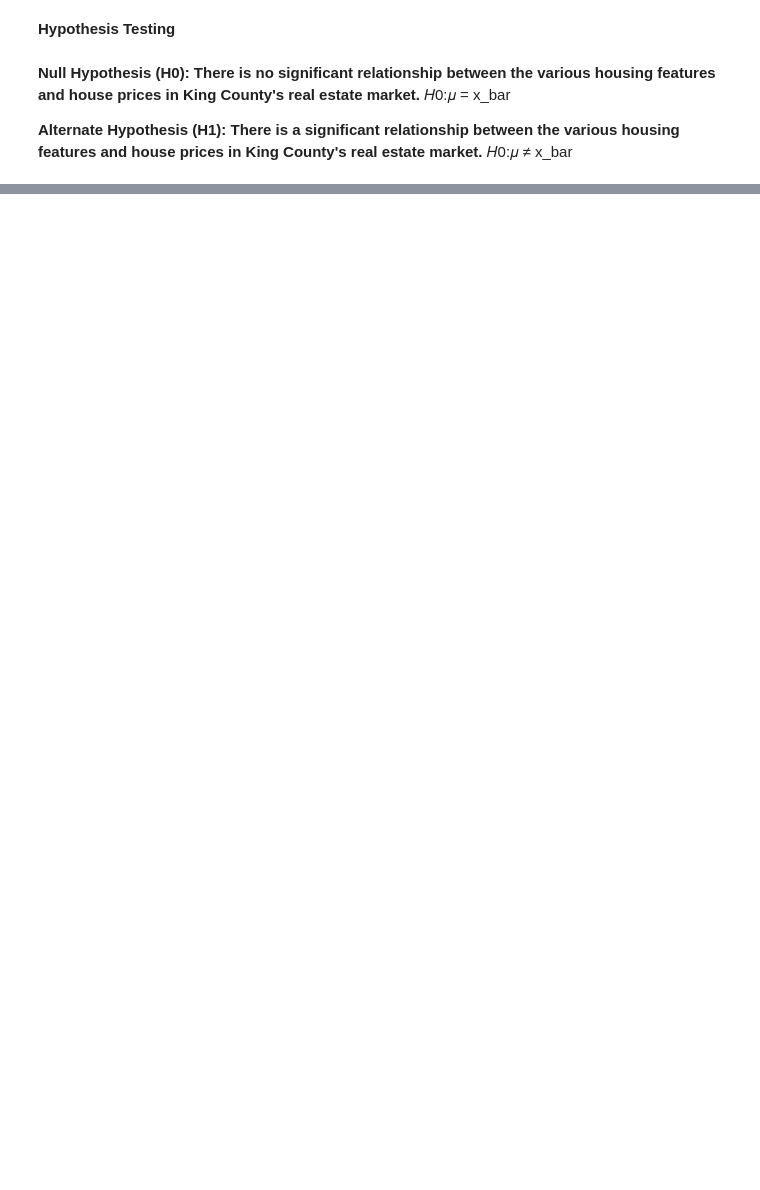
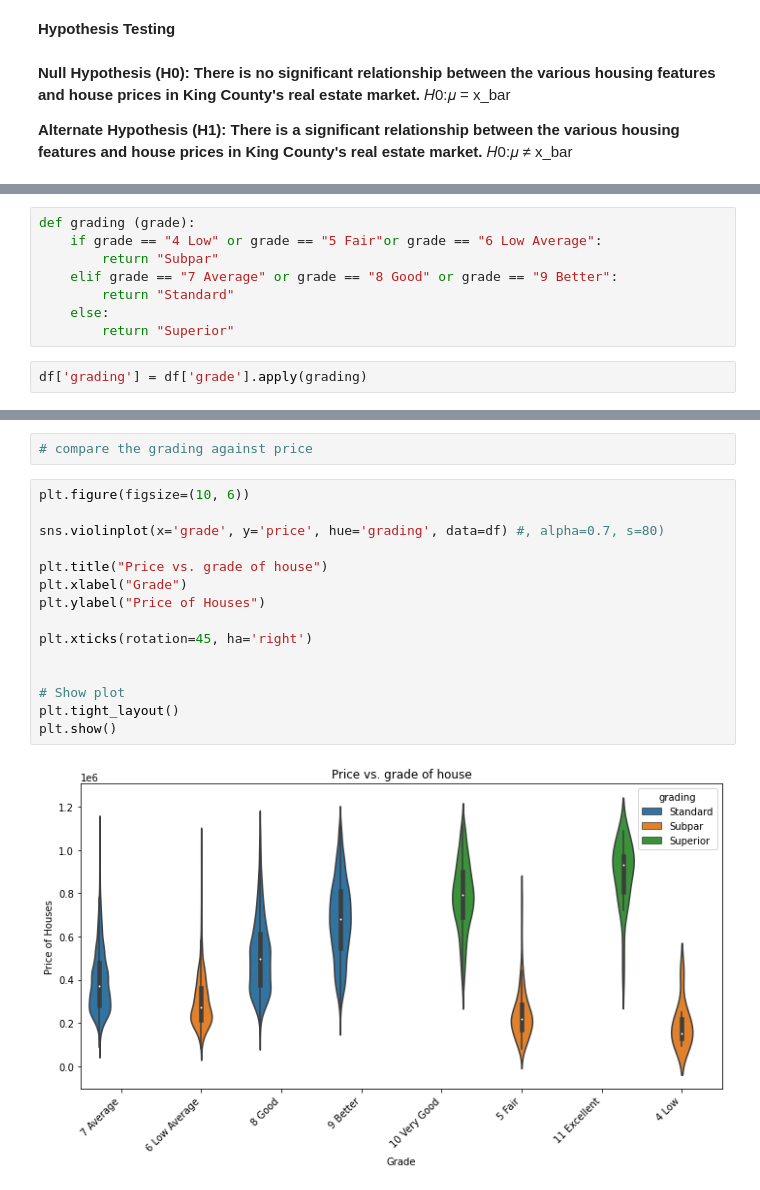
Before and after one commit to soniaojay/Predicting-Housing-Prices, a Jupyter notebook: Data Preparation Notebook.ipynb, the cells around one changed output, grey strips where cells are left out. Cells and saved outputs as stored; diff of their text form; blank space fills up the shorter version.

```diff
--- a/Data Preparation Notebook.ipynb
+++ b/Data Preparation Notebook.ipynb
@@ -716,0 +831,10 @@ plt.show()
+# %%
+def grading (grade):
+    if grade == "4 Low" or grade == "5 Fair"or grade == "6 Low Average":
+        return "Subpar"
+    elif grade == "7 Average" or grade == "8 Good" or grade == "9 Better":
+        return "Standard"
+    else:
+        return "Superior"
+# %%
+df['grading'] = df['grade'].apply(grading)
@@ -716,0 +861,19 @@ plt.show()
+# %%
+# compare the grading against price
+# %%
+plt.figure(figsize=(10, 6))
+
+sns.violinplot(x='grade', y='price', hue='grading', data=df) #, alpha=0.7, s=80)
+
+plt.title("Price vs. grade of house")
+plt.xlabel("Grade")
+plt.ylabel("Price of Houses")
+
+plt.xticks(rotation=45, ha='right')
+
+
+# Show plot
+plt.tight_layout()
+plt.show()
+# %% [output]
+[figure, added]
```
Also changed, not shown: parts of 82 cells of this notebook.
